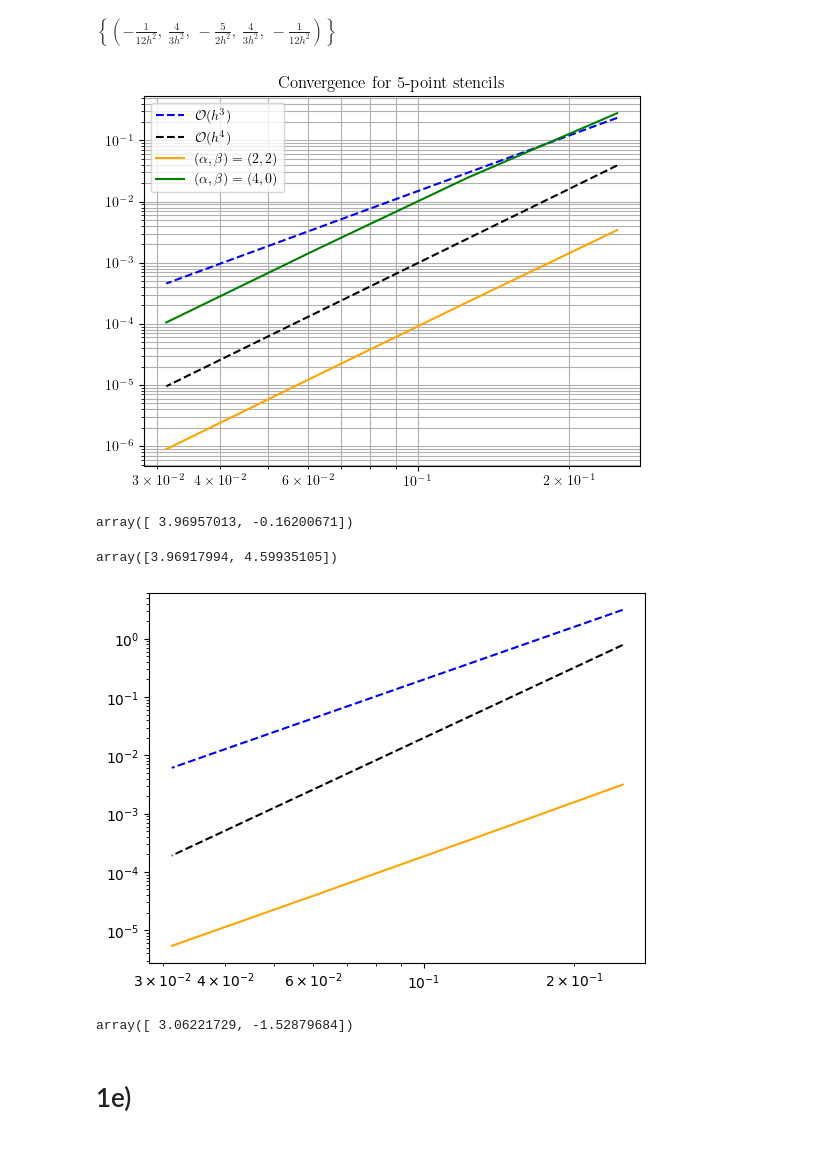
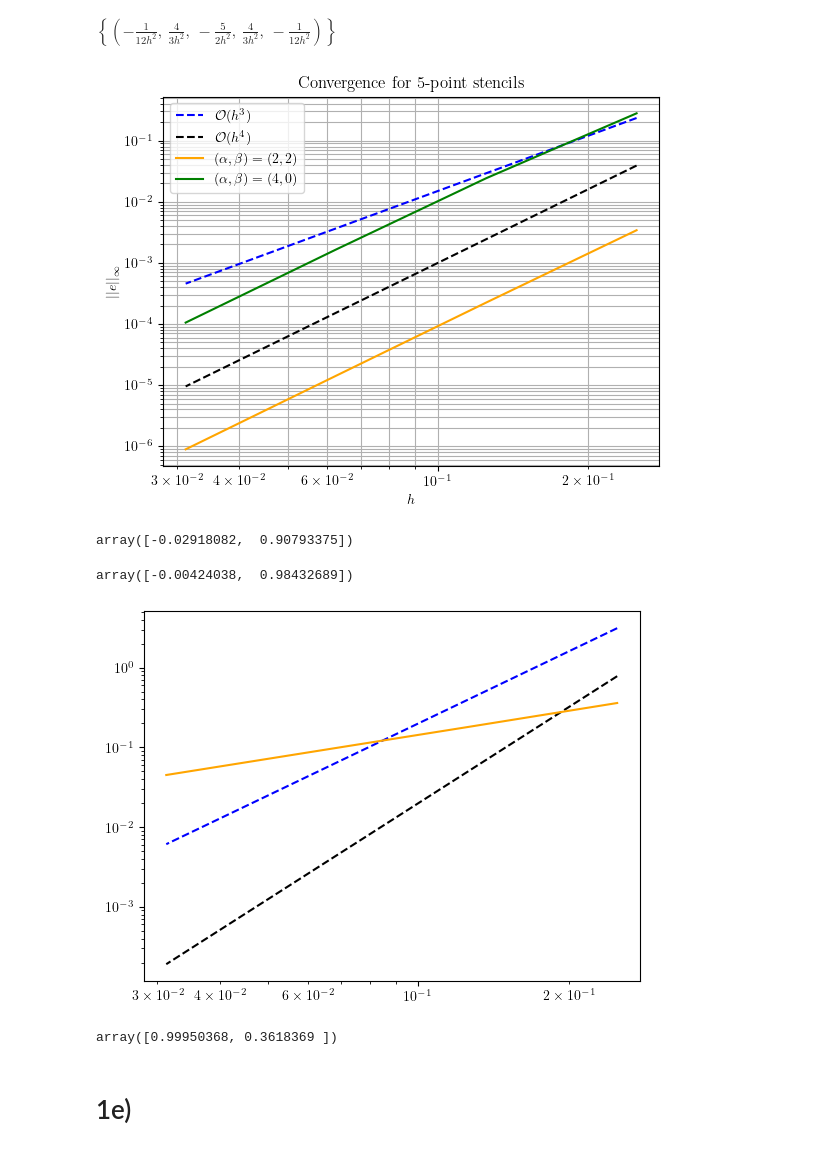
Before and after one commit to Maastrup/02687-SciFi-Computing, a Jupyter notebook: Assignment 1/uge1.ipynb, the cells around one changed output. Saved outputs shown, nothing was run; the diff lists cells and outputs as text; code cells hidden in the pictures.

```diff
--- a/Assignment 1/uge1.ipynb
+++ b/Assignment 1/uge1.ipynb
@@ -33,7 +33,7 @@ def fdcoeffV_uniform(k,xbar,stencil):
     return 1/h**k * c
 
 def sec_der(xbar,h,u_func,stencil):
-    coeff = fdcoeffV(2,xbar,stencil)
+    coeff = fdcoeffV_uniform(2,xbar,stencil)
     U = u_func(xbar+h*stencil)
     #print(U)
     der = np.dot(coeff,U)
@@ -76,42 +76,44 @@ xbar=0
 
 
 errs2 = []
 
 for i in range(2,6):
 
     h = 1/2**(i)
     err = abs(sec_der(xbar,h,u_func,np.array([-2,-1,0,1,2])) - d2)
     err2 = abs(sec_der(xbar,h,u_func,np.array([-4,-3,-2,-1,0])) - d2)
 
     hs.append(h)
     errs.append(err)
     errs2.append(err2)
 
 hs = np.array(hs)
 errs = np.array(errs)
 errs2 = np.array(errs2)
 plt.rc('text', usetex=True)
 plt.rc('font', family='serif')
 
 
 plt.loglog(hs,15*hs**3,"b--", label=r"$\mathcal O(h^3)$")
 plt.loglog(hs,10*hs**4, 'k--', label=r"$\mathcal O(h^4)$")
 plt.loglog(hs,errs,color="orange", label=r"$(\alpha, \beta) = (2,2)$")
 plt.loglog(hs,errs2,color="g", label=r"$(\alpha, \beta) = (4,0)$")
 plt.title("Convergence for 5-point stencils")
+plt.xlabel(r'$h$')
+plt.ylabel(r'$||e||_\infty$')
 plt.grid(True, which = 'both')
 plt.legend()
 plt.show()
 # %% [output]
-[figure, old version]
+[figure, new version]
 # %%
 np.polyfit(np.log(hs),np.log(errs),1)
 # %% [output]
-array([ 3.96957013, -0.16200671])
+array([-0.02918082,  0.90793375])
 # %%
 np.polyfit(np.log(hs[2:]),np.log(errs2[2:]),1)
 # %% [output]
-array([3.96917994, 4.59935105])
+array([-0.00424038,  0.98432689])
 # %%
 hs = []
 errs = []
@@ -140,11 +142,11 @@ plt.loglog(hs,200*hs**4, 'k--')
 plt.loglog(hs,errs,color="orange")
 plt.show()
 # %% [output]
-[figure, old version]
+[figure, new version]
 # %%
 np.polyfit(np.log(hs), np.log(errs), 1)
 # %% [output]
-array([ 3.06221729, -1.52879684])
+array([0.99950368, 0.3618369 ])
 # %% [markdown]
 # 1e)
 # %% [markdown]
```
Also changed, not shown: 1 other file.
